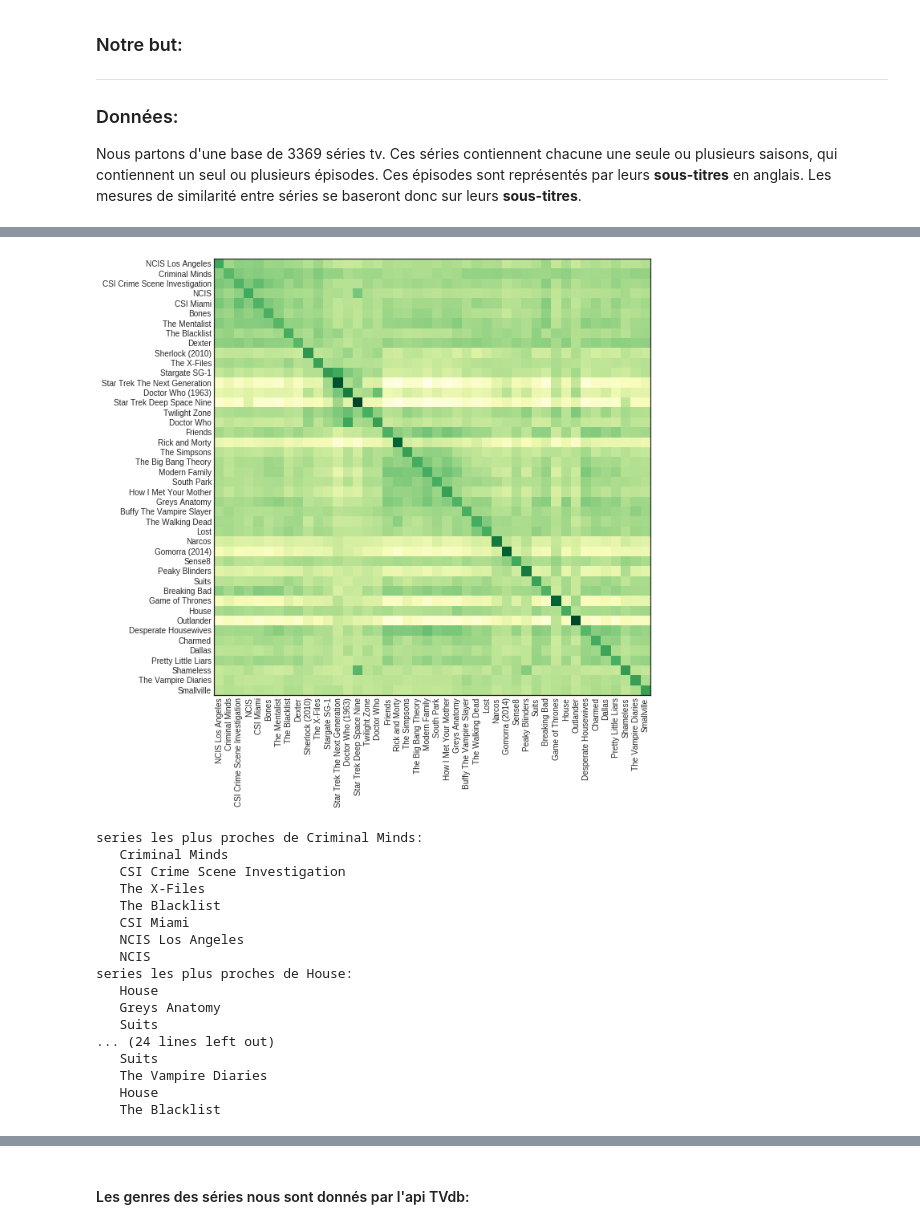
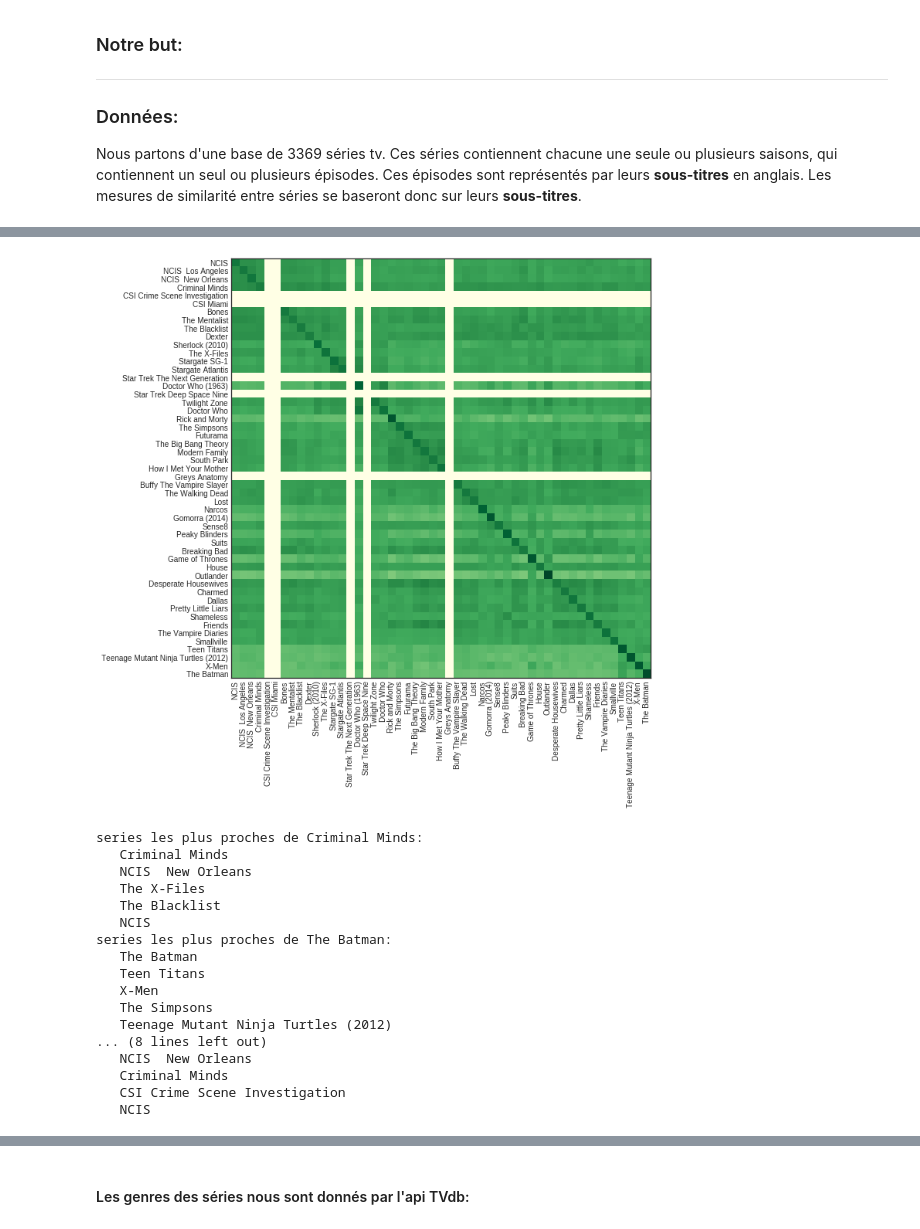
Before and after one commit to ismaelbonneau/movie_recommender, a Jupyter notebook: similarities.ipynb, the cells around one changed output, grey strips where cells are left out. Cells and saved outputs as stored; diff of their text form; code cells hidden in the pictures.

```diff
--- a/similarities.ipynb
+++ b/similarities.ipynb
@@ -19,6 +19,7 @@ Nous partons d'une base de 3369 séries tv. Ces séries contiennent chacune une
 # %%
 import glob
 import numpy as np
+import gensim
 import pandas as pd
 import matplotlib.pyplot as plt
 from nltk.corpus import stopwords
@@ -31,9 +32,11 @@ from utils.load_data import getMostImportantSeries
 from sklearn.feature_extraction.text import CountVectorizer, TfidfVectorizer
 from sklearn.preprocessing import normalize
 from sklearn.metrics.pairwise import cosine_similarity
+import random
+import collections
 
 plt.style.use('seaborn-white')
 %matplotlib inline
 
 #dataset path
-path = "/root/Documents/PLDAC/dataset"
+path = "dataset"
@@ -55,13 +76,13 @@ Reprenons notre liste de séries célèbres, étoffée cette fois-ci: la liste c
 # %%
-series = ['2733_NCIS_Los_Angeles', '2956_Criminal_Minds', '1041_CSI_Crime_Scene_Investigation', '1910_NCIS',
+series = ['1910_NCIS','2733_NCIS__Los_Angeles','2639_NCIS__New_Orleans', '2956_Criminal_Minds', '1041_CSI_Crime_Scene_Investigation',
  '1830_CSI_Miami', '207_Bones', '2212_The_Mentalist', '2767_The_Blacklist', '413_Dexter', '1845_Sherlock_(2010)',
- '884_The_X-Files', '3259_Stargate_SG-1', '381_Star_Trek_The_Next_Generation', '2120_Doctor_Who_(1963)',
- '2091_Star_Trek_Deep_Space_Nine', '384_Twilight_Zone', '186_Doctor_Who', '25_Friends', '1704_Rick_and_Morty',
- '2469_The_Simpsons', '2556_The_Big_Bang_Theory', '292_Modern_Family', '1718_South_Park', '95_How_I_Met_Your_Mother',
+ '884_The_X-Files', '3259_Stargate_SG-1', "1867_Stargate_Atlantis", '381_Star_Trek_The_Next_Generation', '2120_Doctor_Who_(1963)',
+ '2091_Star_Trek_Deep_Space_Nine', '384_Twilight_Zone', '186_Doctor_Who', '1704_Rick_and_Morty',
+ '2469_The_Simpsons', "1495_Futurama", '2556_The_Big_Bang_Theory', '292_Modern_Family', '1718_South_Park', '95_How_I_Met_Your_Mother',
  '3012_Greys_Anatomy', '2261_Buffy_The_Vampire_Slayer', '175_The_Walking_Dead', '1262_Lost', '1039_Narcos',
  '818_Gomorra_(2014)', '2123_Sense8', '3280_Peaky_Blinders', '121_Suits', '76_Breaking_Bad', '217_Game_of_Thrones',
  '2567_House', '1701_Outlander', '2936_Desperate_Housewives', '2053_Charmed', '345_Dallas', '1641_Pretty_Little_Liars',
- '3314_Shameless', '1906_The_Vampire_Diaries', '196_Smallville']
-
+ '3314_Shameless', '25_Friends','1906_The_Vampire_Diaries', '196_Smallville', "1589_Teen_Titans", "2546_Teenage_Mutant_Ninja_Turtles_(2012)",
+         "223_X-Men", "1474_The_Batman"]
 print(len(series))
 # %% [output]
@@ -119,36 +144,35 @@ exemple:
 # %%
-counter_vect = CountVectorizer(analyzer='word', token_pattern=r'\w{1,}')
+counter_vect = CountVectorizer(analyzer='word', token_pattern=r'\w{1,}', min_df=2)
 x = counter_vect.fit(corpus)
 vec = counter_vect.transform(corpus)
 sim = cosine_similarity(vec)
 sim = normalize(sim, norm='l1', axis=0)
 printMatrice(sim, series)
 # %% [output]
-[figure, old version]
+[figure, new version]
 # %%
-krecommendations(sim, series, '2956_Criminal_Minds', 7)
-krecommendations(sim, series, '2567_House', 7)
-krecommendations(sim, series, '2469_The_Simpsons', 7)
-krecommendations(sim, series, '381_Star_Trek_The_Next_Generation', 7)
-krecommendations(sim, series, '196_Smallville', 7)
+krecommendations(sim, series, '2956_Criminal_Minds', 5)
+krecommendations(sim, series, '1474_The_Batman', 5)
+krecommendations(sim, series, '2469_The_Simpsons', 5)
+krecommendations(sim, series, '381_Star_Trek_The_Next_Generation', 5)
 # %% [output]
 series les plus proches de Criminal Minds:
    Criminal Minds
-   CSI Crime Scene Investigation
+   NCIS  New Orleans
    The X-Files
    The Blacklist
-   CSI Miami
-   NCIS Los Angeles
    NCIS
-series les plus proches de House:
-   House
-   Greys Anatomy
-   Suits
-... (24 lines left out)
-   Suits
-   The Vampire Diaries
-   House
-   The Blacklist
+series les plus proches de The Batman:
+   The Batman
+   Teen Titans
+   X-Men
+   The Simpsons
+   Teenage Mutant Ninja Turtles (2012)
+... (8 lines left out)
+   NCIS  New Orleans
+   Criminal Minds
+   CSI Crime Scene Investigation
+   NCIS
 # %% [markdown]
 #### Résultat:
 
```
Also changed, not shown: parts of 19 cells of this notebook.
